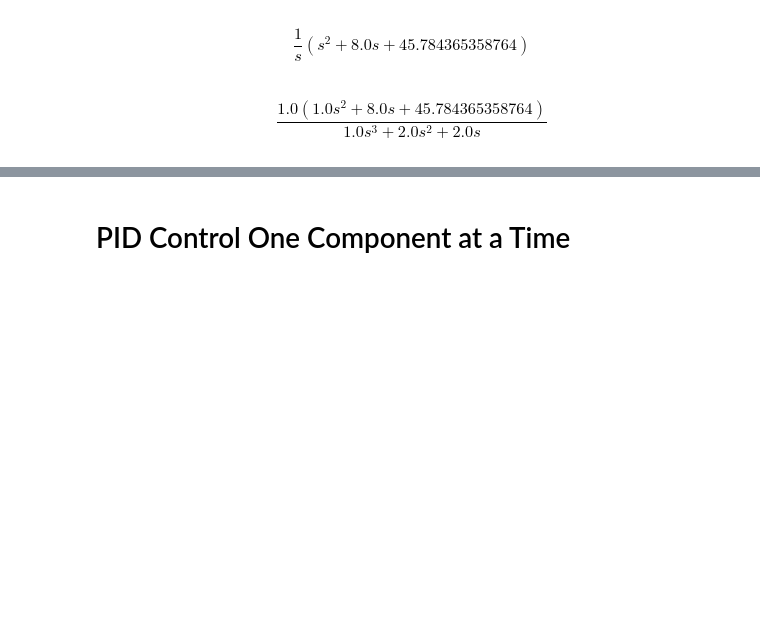
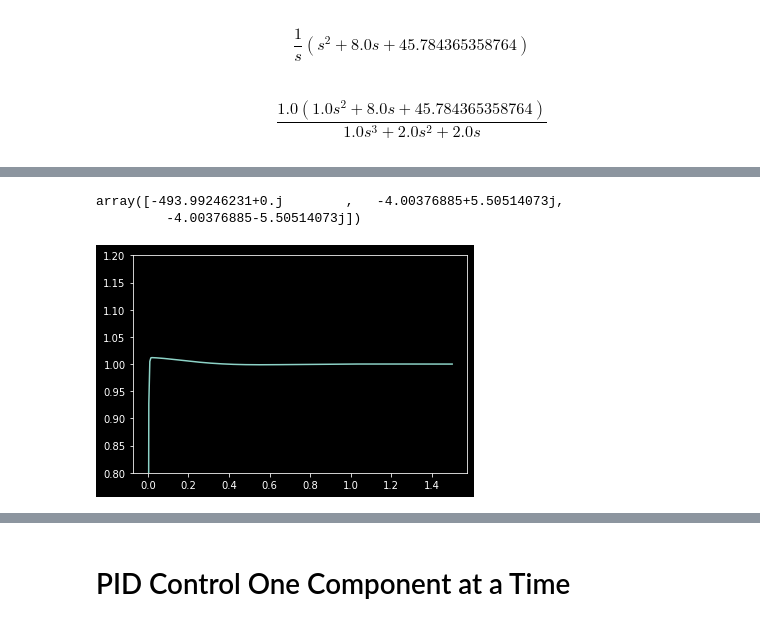
Before and after one commit to christakahashi/ECE447, a Jupyter notebook: lectures/root-locus-design.ipynb, the cells around one changed output, grey strips where cells are left out. Cells and saved outputs as stored; diff of their text form; code cells hidden in the pictures; blank space fills up the shorter version.

```diff
--- a/lectures/root-locus-design.ipynb
+++ b/lectures/root-locus-design.ipynb
@@ -236,0 +242,12 @@ plt.plot(t,y);
+# %%
+#lets try a gain closer to infinity
+gain = tf([500],[1])
+fb = feedback(series(sys,gain))
+t,y = step_response(fb,np.linspace(0,1.5,300))
+plt.plot(t,y)
+plt.ylim(0.8,1.2);
+pole(fb)
+# %% [output]
+array([-493.99246231+0.j        ,   -4.00376885+5.50514073j,
+         -4.00376885-5.50514073j])
+[figure, added]
```
Also changed, not shown: parts of 12 cells of this notebook.
